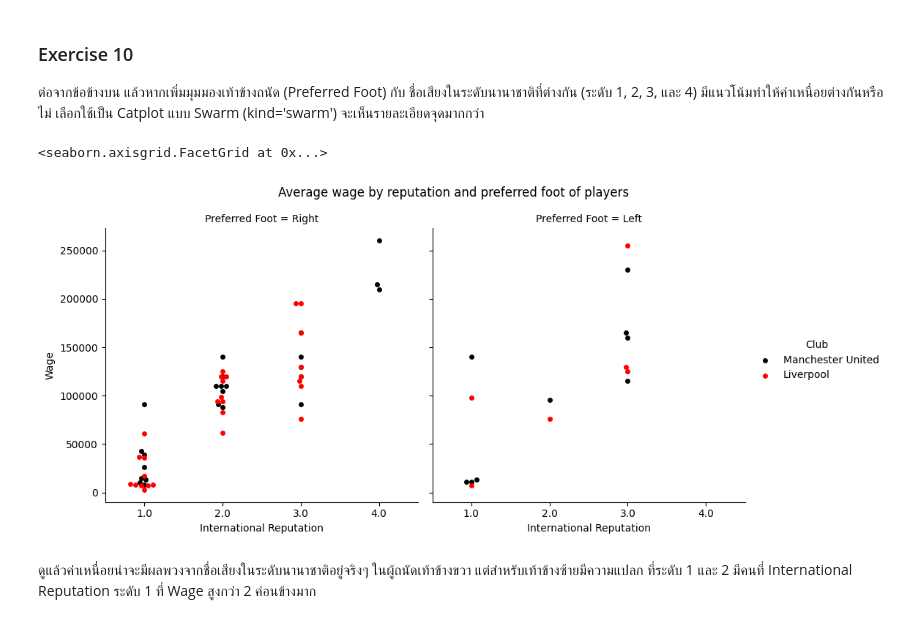
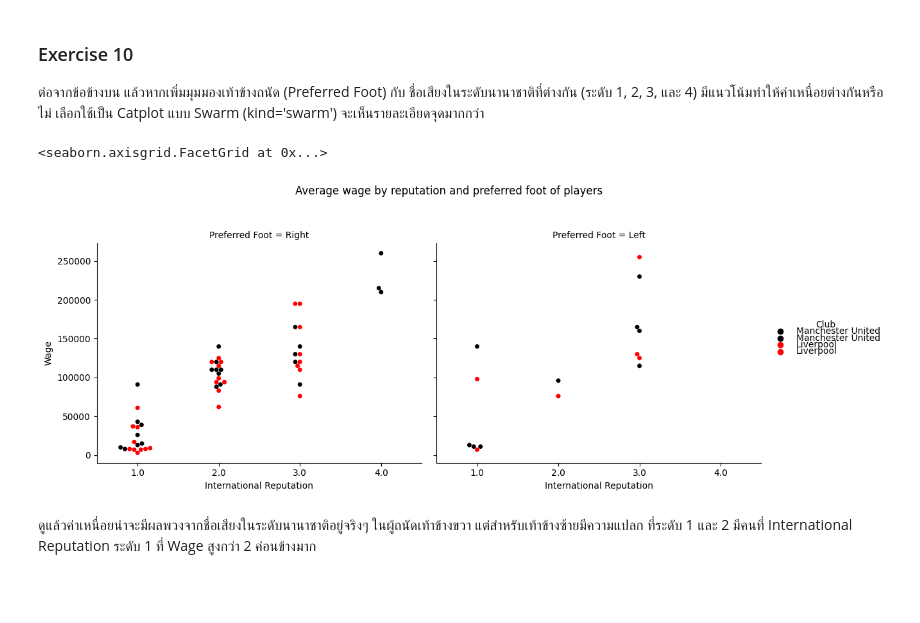
Before and after one commit to seazabuky/CP462, a Jupyter notebook: HW3/hw/HW_DataViz.ipynb, the cells around one changed output. Cells and saved outputs as stored; diff of their text form; code cells hidden in the pictures; blank space fills up the shorter version.

```diff
--- a/HW3/hw/HW_DataViz.ipynb
+++ b/HW3/hw/HW_DataViz.ipynb
@@ -403,14 +403,14 @@ Text(0.5, 1.0, 'Average wage by reputation of players')
 ต่อจากข้อข้างบน แล้วหากเพิ่มมุมมองเท้าข้างถนัด (Preferred Foot) กับ ชื่อเสียงในระดับนานาชาติที่ต่างกัน (ระดับ 1, 2, 3, และ 4) มีแนวโน้มทำให้ค่าเหนื่อยต่างกันหรือไม่ เลือกใช้เป็น Catplot แบบ Swarm (kind='swarm') จะเห็นรายละเอียดจุดมากกว่า
 # %%
 #your code here
-g = sns.FacetGrid(data=manu_liv, col='Preferred Foot', hue='Club',palette=['black','red'],height=5)
+g = sns.catplot(x="International Reputation", y="Wage",col='Preferred Foot', hue="Club", data=top_wage, kind="swarm",palette=['black','red'])
+
 # Title and space between subplots are problematic in seaborn
 g.fig.suptitle("Average wage by reputation and preferred foot of players")
 g.fig.subplots_adjust(top=.8)
-g.map(sns.swarmplot, 'International Reputation', 'Wage')
 g.add_legend()
 # %% [output]
 <seaborn.axisgrid.FacetGrid at 0x...>
-[figure, old version]
+[figure, new version]
 # %% [markdown]
 ดูแล้วค่าเหนื่อยน่าจะมีผลพวงจากชื่อเสียงในระดับนานาชาติอยู่จริงๆ ในผู้ถนัดเท้าข้างขวา แต่สำหรับเท้าข้างซ้ายมีความแปลก ที่ระดับ 1 และ 2 มีคนที่ International Reputation ระดับ 1 ที่ Wage สูงกว่า 2 ค่อนข้างมาก
```
